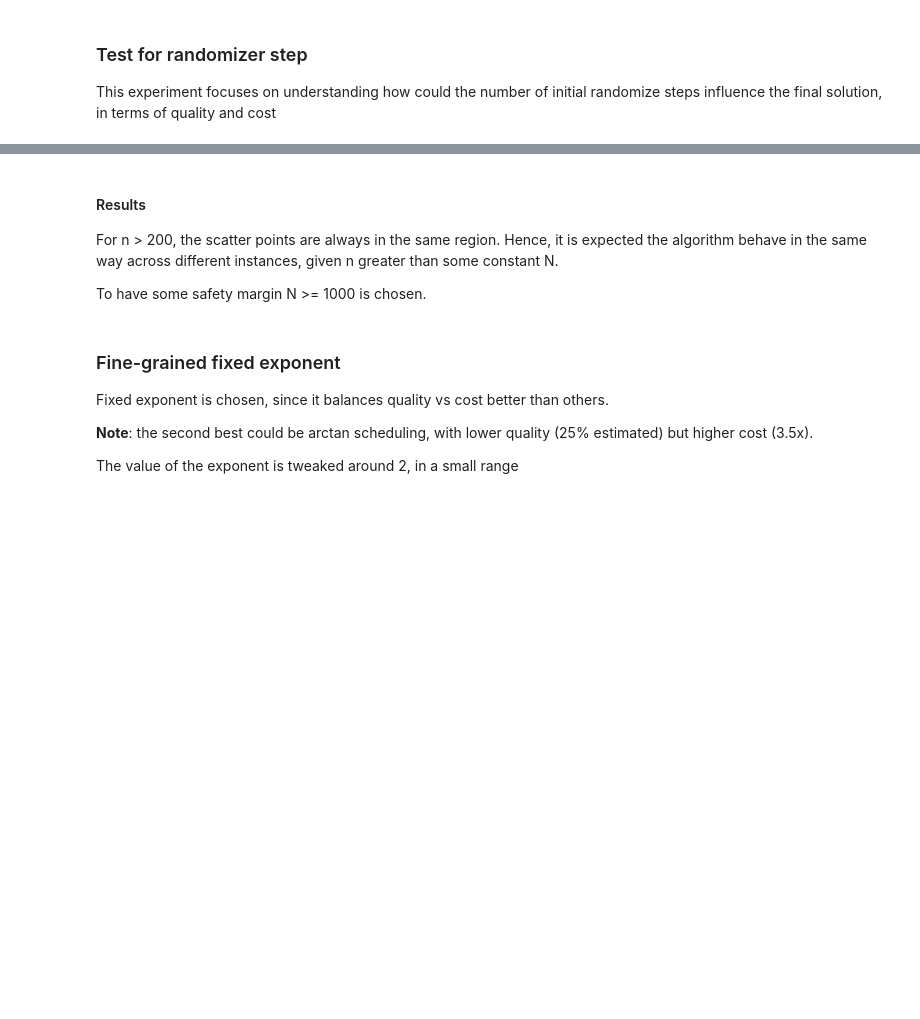
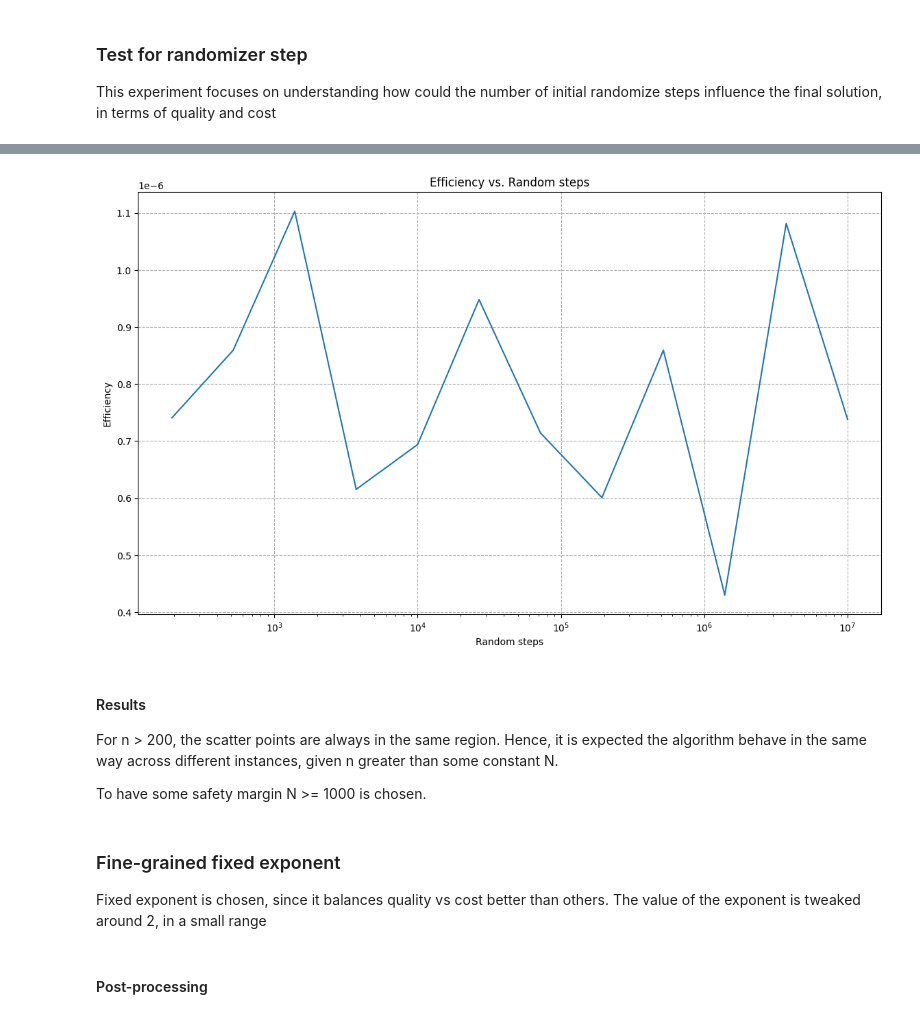
Before and after one commit to MicheleCazzola/CI2024_lab3, a Jupyter notebook: n-puzzle.ipynb, the cells around one changed output, grey strips where cells are left out. Saved outputs shown, nothing was run; the diff lists cells and outputs as text; code cells hidden in the pictures; blank space fills up the shorter version.

```diff
--- a/n-puzzle.ipynb
+++ b/n-puzzle.ipynb
@@ -130,0 +111,7 @@ def astar(state: np.ndarray, goal: np.ndarray, heuristic, exp = None) -> tuple[b
+# %%
+def quality(solution: list[int]) -> int:
+    assert solution
+    return 1 / len(solution)
+
+def cost() -> int:
+    return do_action.calls
@@ -406,12 +418,17 @@ plt.show()
 # %%
 eff = ((np.array(qualities[2:]) / np.array(costs[2:]))).tolist()
+v = sorted([(s, e) for (s, e) in zip(values[2:]], eff)])
+s = [x[0] for x in v]
+e = [x[1] for x in v]
 plt.figure("efficiency", figsize=(14,8))
-plt.semilogx(values[2:], eff, label=rand_steps)
+plt.semilogx(s, e)
 plt.title("Efficiency vs. Random steps")
 plt.xlabel("Random steps")
 plt.ylabel("Efficiency")
-plt.legend(title="Rand. steps")
+plt.grid(linestyle="--")
 plt.show()
+# %% [output]
+[figure, added]
 # %% [markdown]
 #### Results
 For n > 200, the scatter points are always in the same region.
@@ -421,9 +438,6 @@ To have some safety margin N >= 1000 is chosen.
 # %% [markdown]
 ### Fine-grained fixed exponent
 Fixed exponent is chosen, since it balances quality vs cost better than others.
-
-**Note**: the second best could be arctan scheduling, with lower quality (25% estimated) but higher cost (3.5x).
-
 The value of the exponent is tweaked around 2, in a small range
 # %%
 results = dict()
@@ -443,6 +457,8 @@ for rand_steps in rand_steps_values:
         solve_instance(content, goal, results[rand_steps], heuristics=fixed_heur, exp_values=exp_values)
 
 results
+# %% [markdown]
+#### Post-processing
 # %%
 avg_results = dict()
 keys = ["quality", "cost", "elapsed"]
```
Also changed, not shown: parts of 53 cells of this notebook, 13 other files.
